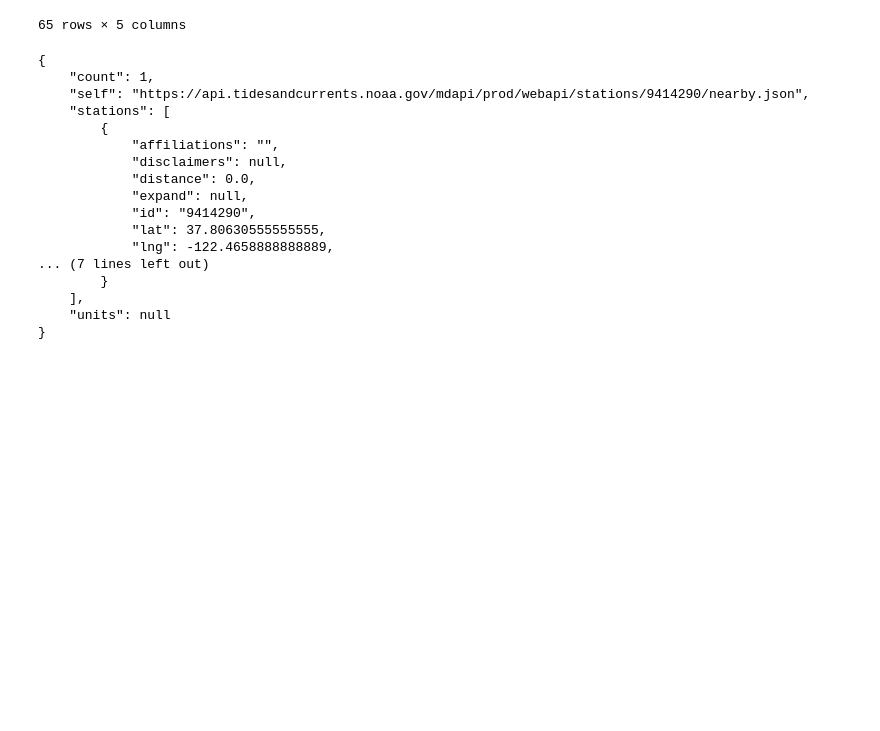
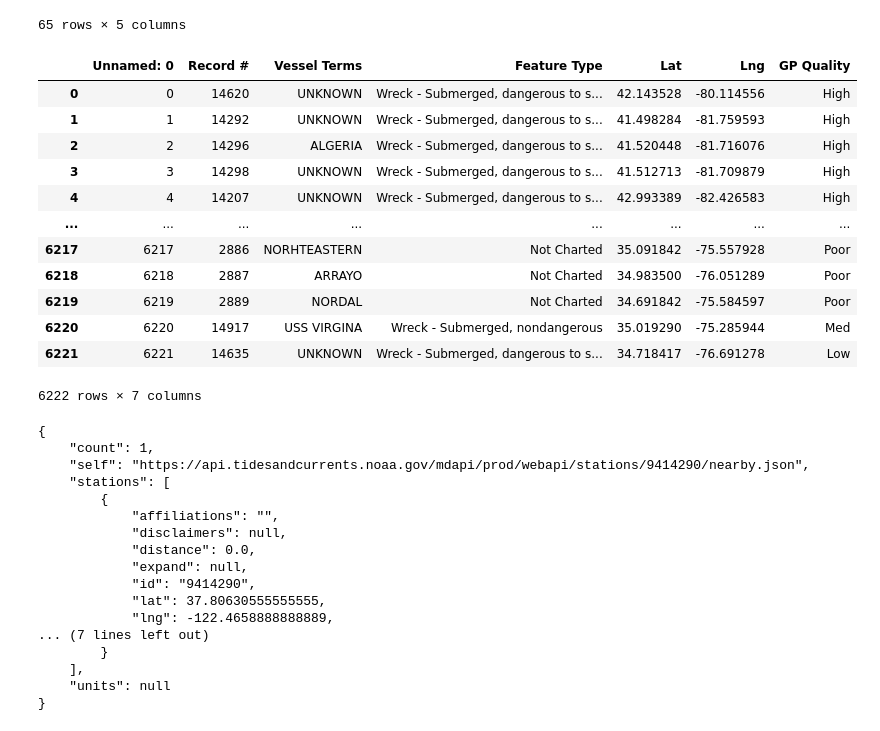
Before and after one commit to cveras33/dive-sites-ETL, a Jupyter notebook: weather_and_currents.ipynb, the cells around one changed output. Drawn from its saved outputs; the diff is of its cells as text; code cells hidden in the pictures; blank space fills up the shorter version.

```diff
--- a/weather_and_currents.ipynb
+++ b/weather_and_currents.ipynb
@@ -26,6 +26,24 @@ curr_csv
 | 63 | t03010 | Port Manatee | 27.663950 | -82.598770 | Tampa Bay PORTS |
 | 64 | t04010 | Egmont Channel LB 9 | 27.604240 | -82.867420 | Tampa Bay PORTS |
 65 rows × 5 columns
+# %%
+path = "Resources/wrecks_cleaned.csv"
+wreck_csv = pd.read_csv(path)
+wreck_csv
+# %% [output]
+|  | Unnamed: 0 | Record # | Vessel Terms | Feature Type | Lat | Lng | GP Quality |
+| 0 | 0 | 14620 | UNKNOWN | Wreck - Submerged, dangerous to s... | 42.143528 | -80.114556 | High |
+| 1 | 1 | 14292 | UNKNOWN | Wreck - Submerged, dangerous to s... | 41.498284 | -81.759593 | High |
+| 2 | 2 | 14296 | ALGERIA | Wreck - Submerged, dangerous to s... | 41.520448 | -81.716076 | High |
+| 3 | 3 | 14298 | UNKNOWN | Wreck - Submerged, dangerous to s... | 41.512713 | -81.709879 | High |
+| 4 | 4 | 14207 | UNKNOWN | Wreck - Submerged, dangerous to s... | 42.993389 | -82.426583 | High |
+| ... | ... | ... | ... | ... | ... | ... | ... |
+| 6217 | 6217 | 2886 | NORHTEASTERN | Not Charted | 35.091842 | -75.557928 | Poor |
+| 6218 | 6218 | 2887 | ARRAYO | Not Charted | 34.983500 | -76.051289 | Poor |
+| 6219 | 6219 | 2889 | NORDAL | Not Charted | 34.691842 | -75.584597 | Poor |
+| 6220 | 6220 | 14917 | USS VIRGINA | Wreck - Submerged, nondangerous | 35.019290 | -75.285944 | Med |
+| 6221 | 6221 | 14635 | UNKNOWN | Wreck - Submerged, dangerous to s... | 34.718417 | -76.691278 | Low |
+6222 rows × 7 columns
 # %%
 #TO TEST A DIFFERENT TYPE OF CURRENT API CALL.... Ignore this one
 
```
Also changed, not shown: parts of 2 cells of this notebook, 2 other files.
